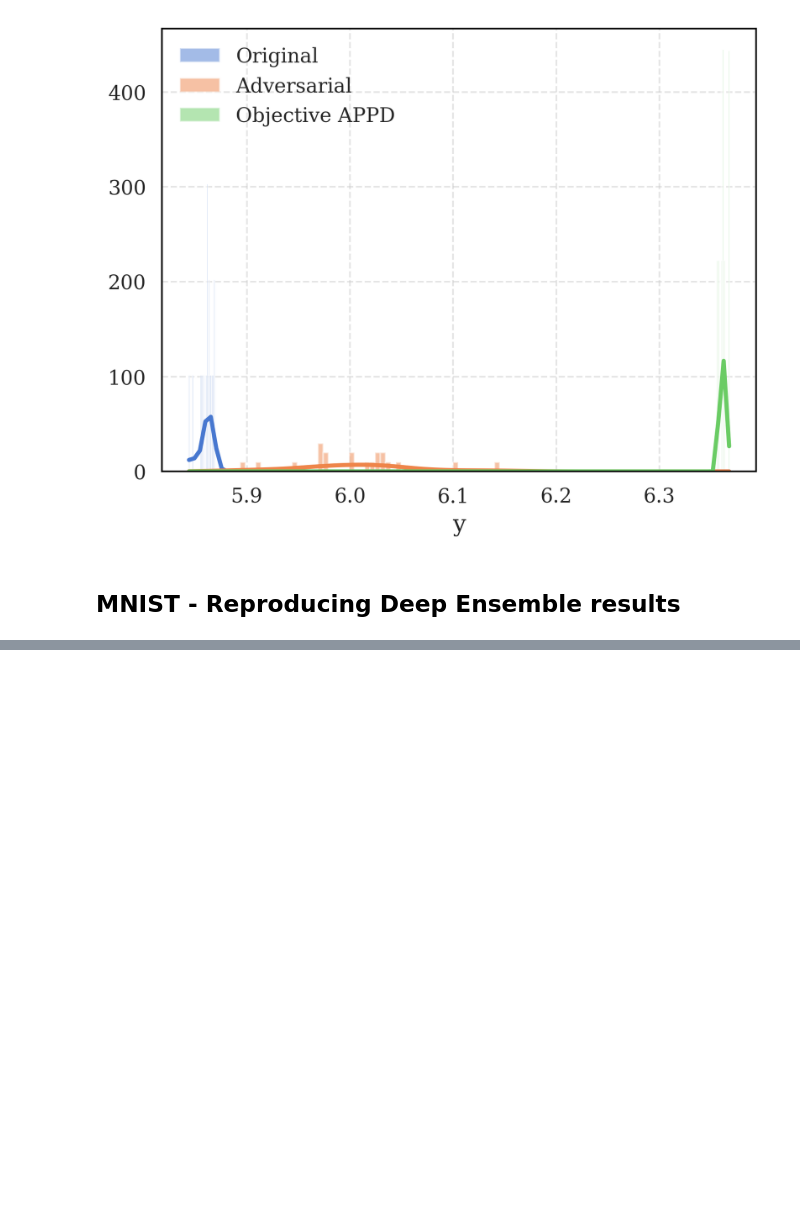
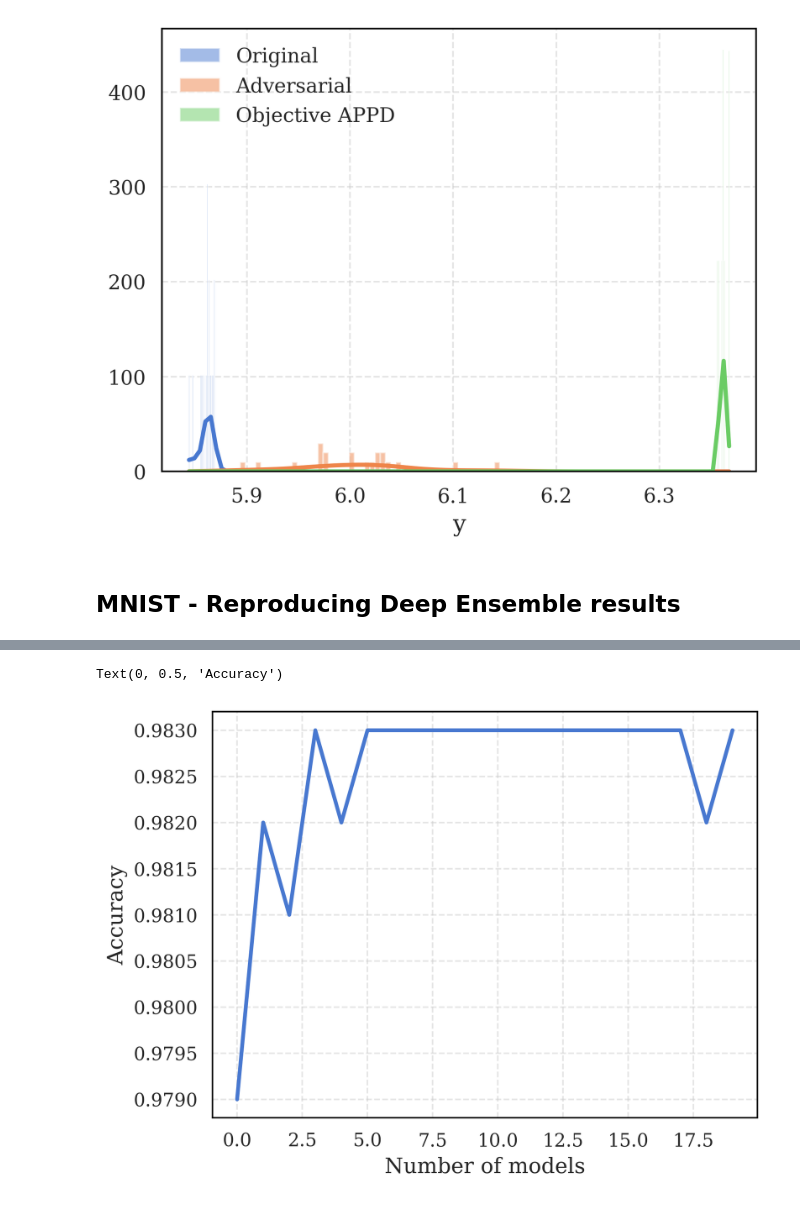
Before and after one commit to pablogarciarce/AdvReg, a Jupyter notebook: notebooks/test_distr_bnn_wasserstein.ipynb, the cells around one changed output, grey strips where cells are left out. Saved outputs shown, nothing was run; the diff lists cells and outputs as text; code cells hidden in the pictures; blank space fills up the shorter version.

```diff
--- a/notebooks/test_distr_bnn_wasserstein.ipynb
+++ b/notebooks/test_distr_bnn_wasserstein.ipynb
@@ -159,0 +155,22 @@ Loss: 0.0001
+# %%
+# plot the accuracy for each number of models
+accs = []
+path = '/Users/pgarc/projects/AdvReg/src/models/weights/DE/mnist'
+
+for num_models in tqdm(range(1, 21)):
+    acc = 0
+    model = DeepEnsemble(input_dim=X_train.shape[1], hidden_units=200, output_dim=10, num_models=num_models, model_type='mnist_mlp')
+    model.load(path)
+    for i in range(1000):
+        x = jax.numpy.array(X_test[i].reshape(1,-1))
+        logits = model.sample_predictive_distribution(x, num_models)
+        probs = jax.nn.softmax(logits, axis=-1).mean(axis=0)
+        acc += probs.argmax() == y_test[i]
+    accs.append(acc / 1000)
+
+plt.plot(accs)
+plt.xlabel('Number of models')
+plt.ylabel('Accuracy')
+# %% [output]
+Text(0, 0.5, 'Accuracy')
+[figure, added]
```
Also changed, not shown: parts of 10 cells of this notebook, 6 other files.
